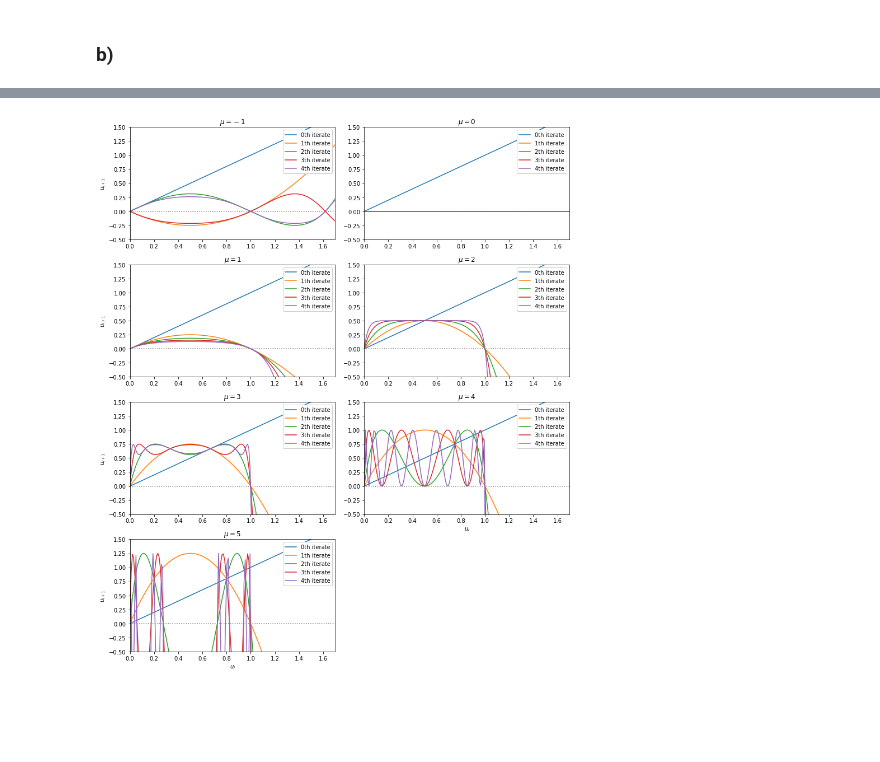
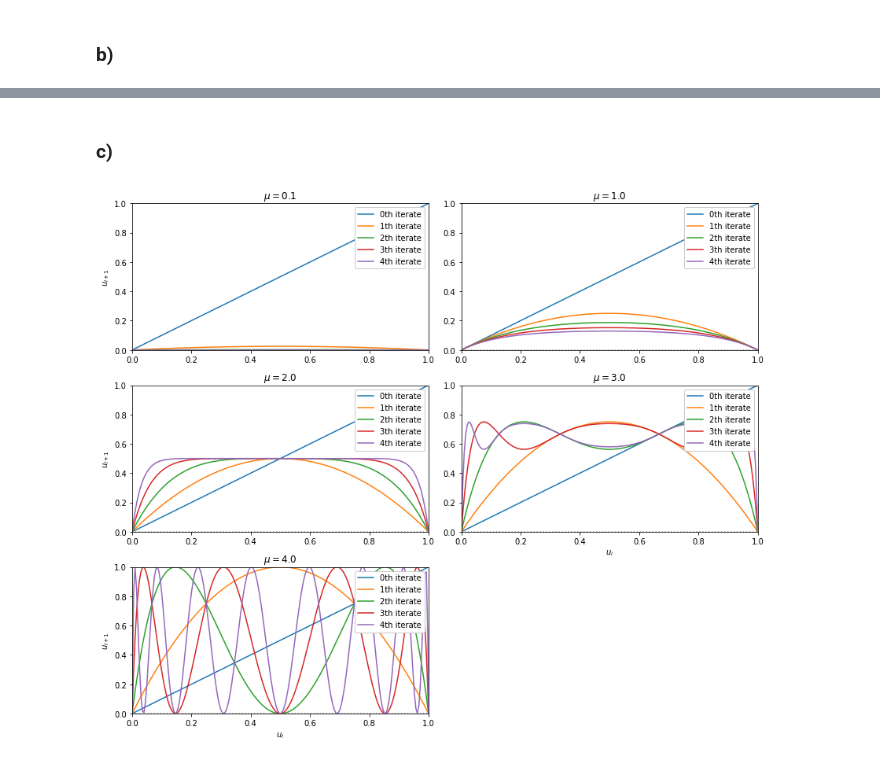
Before and after one commit to ManshaP/CCEES, a Jupyter notebook: exercise_2/1_second_iterate.ipynb, the cells around one changed output, grey strips where cells are left out. Saved outputs shown, nothing was run; the diff lists cells and outputs as text; code cells hidden in the pictures; blank space fills up the shorter version.

```diff
--- a/exercise_2/1_second_iterate.ipynb
+++ b/exercise_2/1_second_iterate.ipynb
@@ -29,0 +48,7 @@ u_{i+1}  = f^2(u_i)
+# %%
+# calculate with given parameters
+
+mus = [.1, 1., 2., 3., 4.]
+u_range = np.linspace(0, 2, 400)
+
+sim = logistic_2_iterates(u_range, mus, 4)
@@ -30,17 +90,16 @@ u_{i+1}  = f^2(u_i)
+# %% [markdown]
+### c)
 # %%
-# define logistic map
+# define n-th iterate of logistic map
+def n_iterate_map(n, u, mu):
+    if n == 0:
+        return u
+    elif n == 1:
+        return logistic_map(u, mu)
+    else:
+        return logistic_map(n_iterate_map(n-1, u, mu), mu)
 
-def logistic_map(u, mu):
-    return mu * u * (1 - u)
-
-# define generic nth iterate map
-
-def n_iterate_map(n, u, mu):
-    current_u = u
-    for i in range(n):
-        current_u = logistic_map(current_u, mu)
-    return current_u
-
+# define calculation of multiple iterates at once
 def logistic_iterates(u, mus, n=2):
     sim = {}
     for mu in mus:
@@ -53,8 +112,8 @@ def logistic_iterates(u, mus, n=2):
 # %%
 # calculate with given parameters
 
-mus = [-1, 0, 1, 2, 3, 4, 5]
-u_range = np.linspace(0, 2, 200)
+mus = [.1, 1., 2., 3., 4.]
+u_range = np.linspace(0, 2, 400)
 
 sim = logistic_iterates(u_range, mus, 4)
 # %%
@@ -62,33 +121,33 @@ sim = logistic_iterates(u_range, mus, 4)
 
 n_mu = len(sim)
 
 fig = plt.figure()
 
 axs = []
 for i in range(n_mu):
     row = i//2
     col = int(i%2)
     axs.append(plt.subplot2grid((n_mu//2+1, 2), (row, col)))
 
 for i, mu in enumerate(sim.keys()):
     for n, f in enumerate(sim[mu]):
         axs[i].plot(u_range, f, label='{}th iterate'.format(n))
     axs[i].plot(u_range, np.zeros(len(u_range)), color='.5', linestyle=':')
 
     axs[i].legend(framealpha=1, loc=1)
     if i%2 == 0:
         axs[i].set_ylabel(r'$u_{i+1}$')
     axs[i].set_title(r'$\mu = {}$'.format(mu))
 
-    axs[i].set_xlim(0., 1.7)
-    axs[i].set_ylim(-.5, 1.5)
+    axs[i].set_xlim(0., 1.)
+    axs[i].set_ylim(0., 1.)
 
 axs[-1].set_xlabel(r'$u_i$')
 if n_mu > 1:
     axs[-2].set_xlabel(r'$u_i$')
 
 fig.set_size_inches(12, n_mu*2)
 fig.tight_layout()
 plt.show()
 # %% [output]
-[figure, old version]
+[figure, new version]
```
Also changed, not shown: parts of 2 cells of this notebook.
